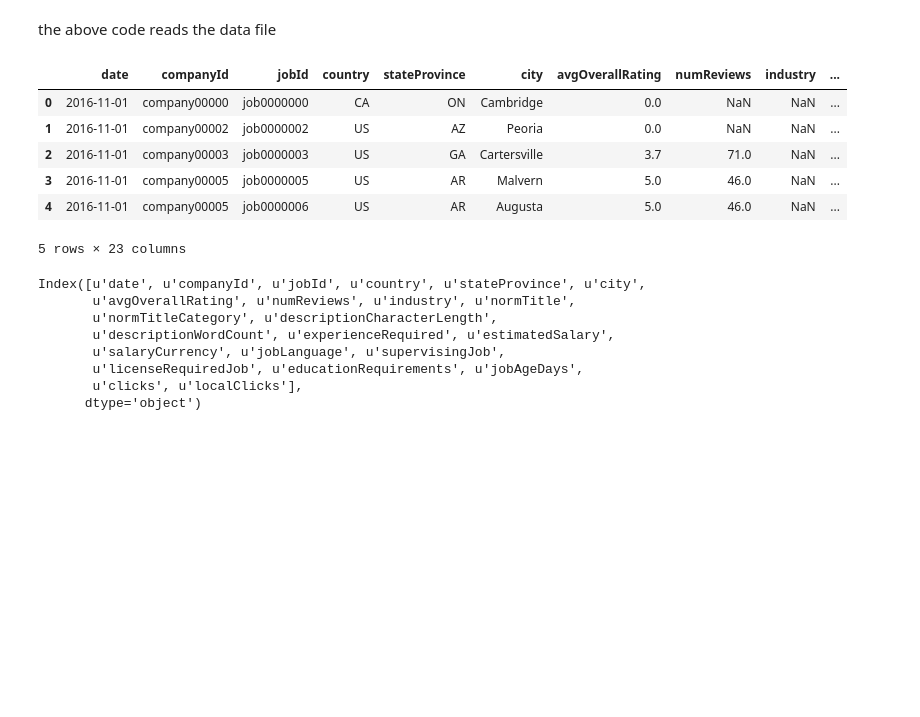
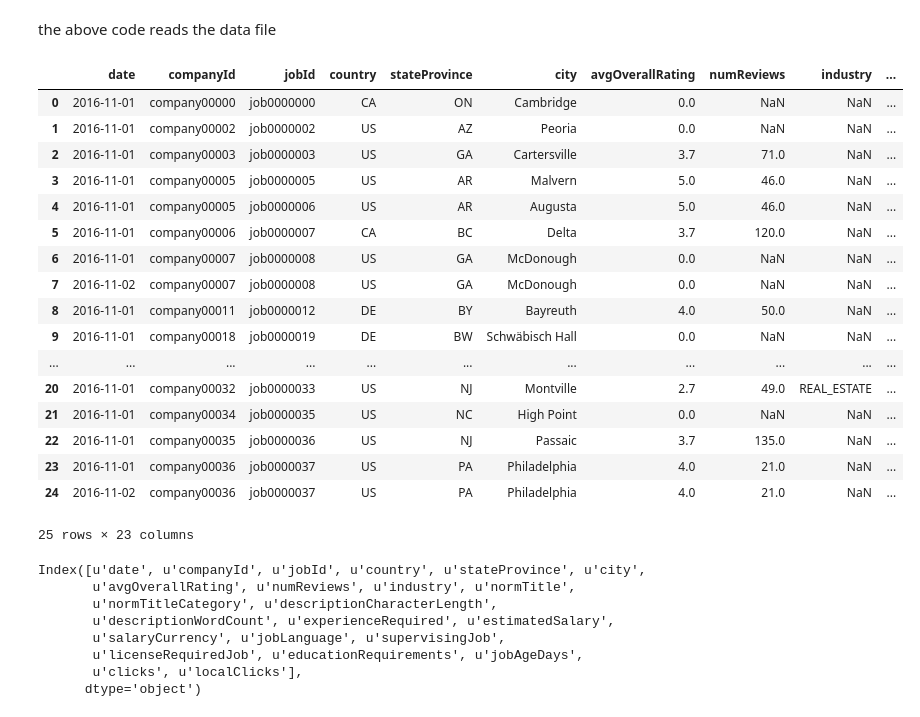
Before and after one commit to zoro666/datafest2018, a Jupyter notebook: readfiles.ipynb, the cells around one changed output. Saved outputs shown, nothing was run; the diff lists cells and outputs as text; code cells hidden in the pictures; blank space fills up the shorter version.

```diff
--- a/readfiles.ipynb
+++ b/readfiles.ipynb
@@ -11,16 +11,27 @@ df = pd.read_csv(read)
 # %% [markdown]
 the above code reads the data file
 # %%
-sample = df.head(5)
+sample = df.head(25)
 sample
 # %% [output]
 |  | date | companyId | jobId | country | stateProvince | city | avgOverallRating | numReviews | industry | ... |
 | 0 | 2016-11-01 | company00000 | job0000000 | CA | ON | Cambridge | 0.0 | NaN | NaN | ... |
 | 1 | 2016-11-01 | company00002 | job0000002 | US | AZ | Peoria | 0.0 | NaN | NaN | ... |
 | 2 | 2016-11-01 | company00003 | job0000003 | US | GA | Cartersville | 3.7 | 71.0 | NaN | ... |
 | 3 | 2016-11-01 | company00005 | job0000005 | US | AR | Malvern | 5.0 | 46.0 | NaN | ... |
 | 4 | 2016-11-01 | company00005 | job0000006 | US | AR | Augusta | 5.0 | 46.0 | NaN | ... |
+| 5 | 2016-11-01 | company00006 | job0000007 | CA | BC | Delta | 3.7 | 120.0 | NaN | ... |
+| 6 | 2016-11-01 | company00007 | job0000008 | US | GA | McDonough | 0.0 | NaN | NaN | ... |
+| 7 | 2016-11-02 | company00007 | job0000008 | US | GA | McDonough | 0.0 | NaN | NaN | ... |
+| 8 | 2016-11-01 | company00011 | job0000012 | DE | BY | Bayreuth | 4.0 | 50.0 | NaN | ... |
+| 9 | 2016-11-01 | company00018 | job0000019 | DE | BW | Schwäbisch Hall | 0.0 | NaN | NaN | ... |
+| ... | ... | ... | ... | ... | ... | ... | ... | ... | ... | ... |
+| 20 | 2016-11-01 | company00032 | job0000033 | US | NJ | Montville | 2.7 | 49.0 | REAL_ESTATE | ... |
+| 21 | 2016-11-01 | company00034 | job0000035 | US | NC | High Point | 0.0 | NaN | NaN | ... |
+| 22 | 2016-11-01 | company00035 | job0000036 | US | NJ | Passaic | 3.7 | 135.0 | NaN | ... |
+| 23 | 2016-11-01 | company00036 | job0000037 | US | PA | Philadelphia | 4.0 | 21.0 | NaN | ... |
+| 24 | 2016-11-02 | company00036 | job0000037 | US | PA | Philadelphia | 4.0 | 21.0 | NaN | ... |
-5 rows × 23 columns
+25 rows × 23 columns
 # %%
 col = sample.columns
 col
```
Also changed, not shown: parts of 19 cells of this notebook.
